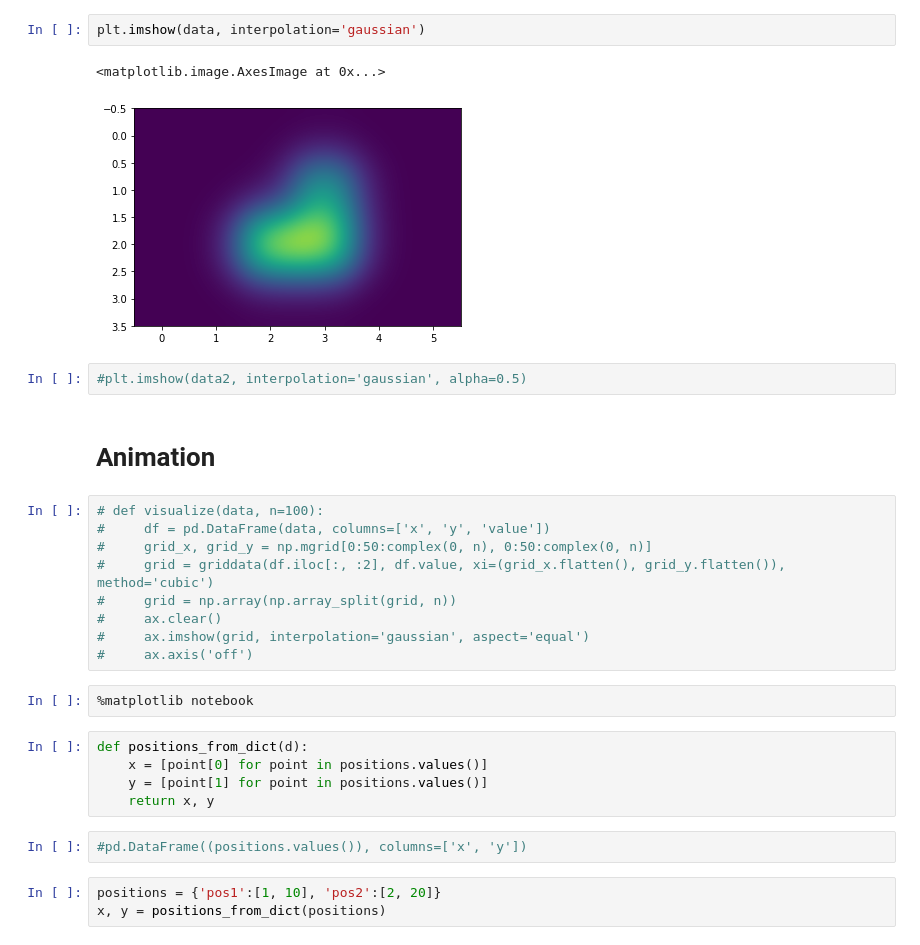
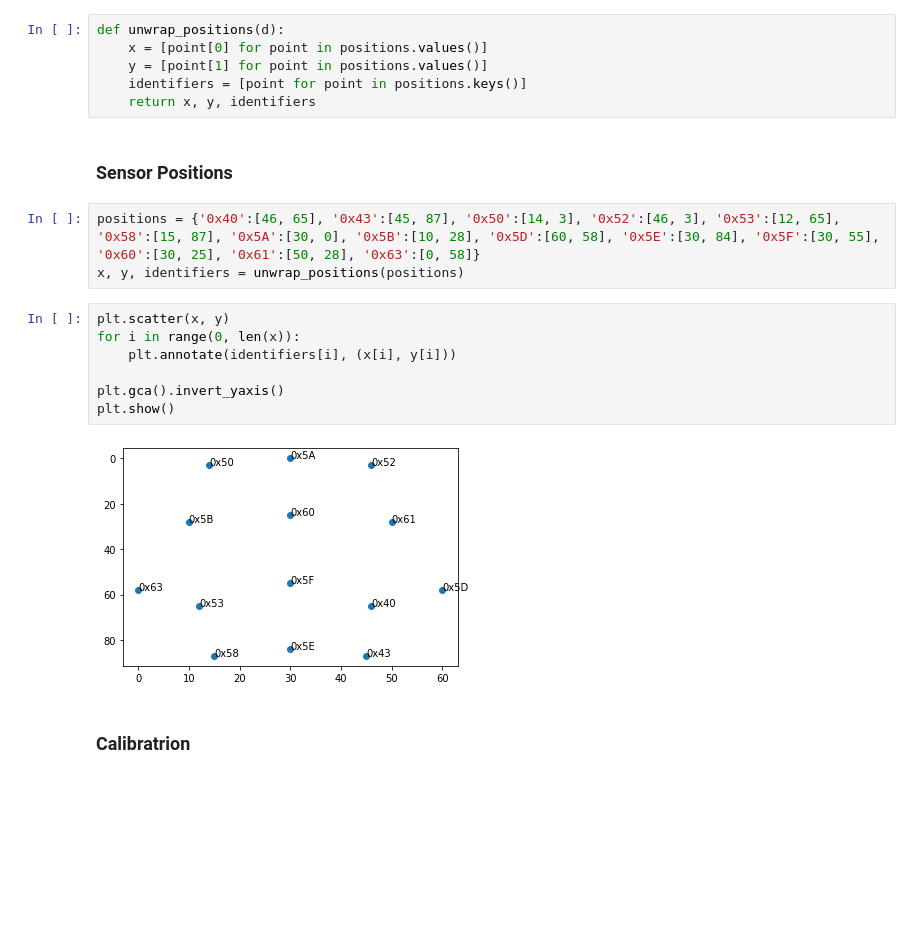
Before and after one commit to TobiasRoeddiger/aura-grid, a Jupyter notebook: heatmap.ipynb, the cells around one changed output. Drawn from its saved outputs; the diff is of its cells as text; blank space fills up the shorter version.

```diff
--- a/heatmap.ipynb
+++ b/heatmap.ipynb
@@ -57,30 +13,22 @@ ax2.imshow(data2, interpolation='gaussian', alpha=0.6, cmap='inferno')
-# %%
-plt.imshow(data, interpolation='gaussian')
-# %% [output]
-<matplotlib.image.AxesImage at 0x...>
-[figure, removed]
-# %%
-#plt.imshow(data2, interpolation='gaussian', alpha=0.5)
+# %%
+def unwrap_positions(d):
+    x = [point[0] for point in positions.values()]
+    y = [point[1] for point in positions.values()]
+    identifiers = [point for point in positions.keys()]
+    return x, y, identifiers
+# %% [markdown]
+### Sensor Positions
+# %%
+positions = {'0x40':[46, 65], '0x43':[45, 87], '0x50':[14, 3], '0x52':[46, 3], '0x53':[12, 65], '0x58':[15, 87], '0x5A':[30, 0], '0x5B':[10, 28], '0x5D':[60, 58], '0x5E':[30, 84], '0x5F':[30, 55], '0x60':[30, 25], '0x61':[50, 28], '0x63':[0, 58]}
+x, y, identifiers = unwrap_positions(positions)
+# %%
+plt.scatter(x, y)
+for i in range(0, len(x)):
+    plt.annotate(identifiers[i], (x[i], y[i]))
+
+plt.gca().invert_yaxis()
+plt.show()
+# %% [output]
+[figure, added]
 # %% [markdown]
-# Animation
+### Calibratrion
-# %%
-# def visualize(data, n=100):
-#     df = pd.DataFrame(data, columns=['x', 'y', 'value'])
-#     grid_x, grid_y = np.mgrid[0:50:complex(0, n), 0:50:complex(0, n)]
-#     grid = griddata(df.iloc[:, :2], df.value, xi=(grid_x.flatten(), grid_y.flatten()), method='cubic')
-#     grid = np.array(np.array_split(grid, n))
-#     ax.clear()
-#     ax.imshow(grid, interpolation='gaussian', aspect='equal')
-#     ax.axis('off')
-# %%
-%matplotlib notebook
-# %%
-def positions_from_dict(d):
-    x = [point[0] for point in positions.values()]
-    y = [point[1] for point in positions.values()]
-    return x, y
-# %%
-#pd.DataFrame((positions.values()), columns=['x', 'y'])
-# %%
-positions = {'pos1':[1, 10], 'pos2':[2, 20]}
-x, y = positions_from_dict(positions)
```
Also changed, not shown: parts of 24 cells of this notebook.
